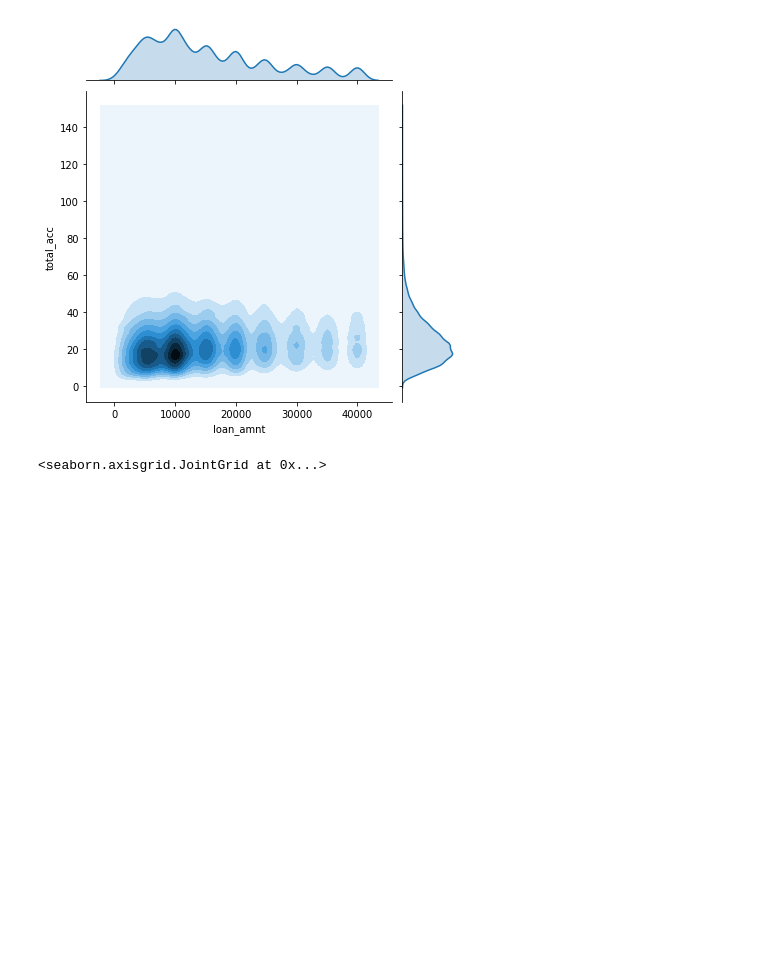
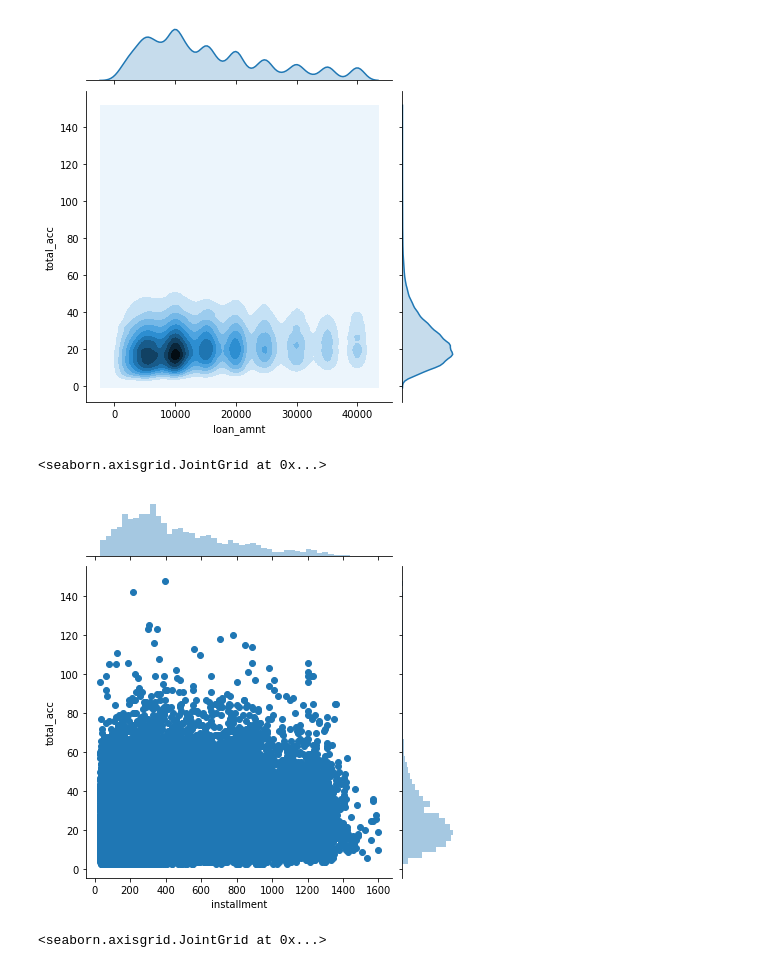
Before and after one commit to gaddyc/Thinkful_Data_Science, a Jupyter notebook: Unit7_FinalCapstone/Unit7.1_EDA_LendingClub.ipynb, the cells around one changed output. Cells and saved outputs as stored; diff of their text form; code cells hidden in the pictures; blank space fills up the shorter version.

```diff
--- a/Unit7_FinalCapstone/Unit7.1_EDA_LendingClub.ipynb
+++ b/Unit7_FinalCapstone/Unit7.1_EDA_LendingClub.ipynb
@@ -643,5 +680,10 @@ sns.jointplot(x=df["loan_amnt"], y=df["total_acc"], kind='kde')
 # %% [output]
 <seaborn.axisgrid.JointGrid at 0x...>
 [figure]
+# %%
+sns.jointplot(x=df["installment"], y=df["total_acc"], kind='scatter')
+# %% [output]
+<seaborn.axisgrid.JointGrid at 0x...>
+[figure, added]
 # %%
 plt.figure(figsize=(14, 9))
```
Also changed, not shown: parts of 54 cells of this notebook, 1 other file.
